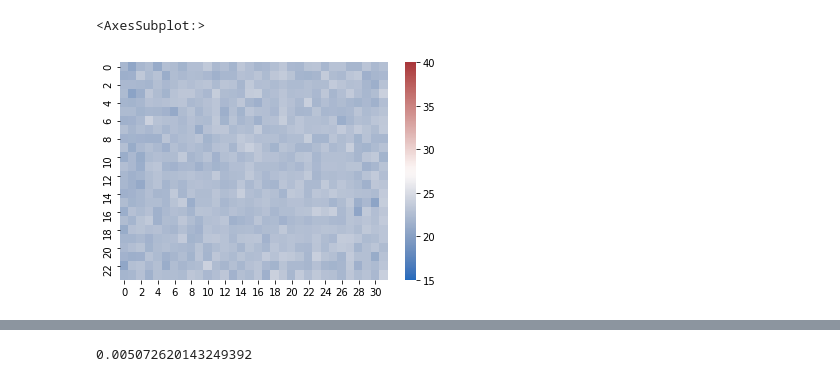
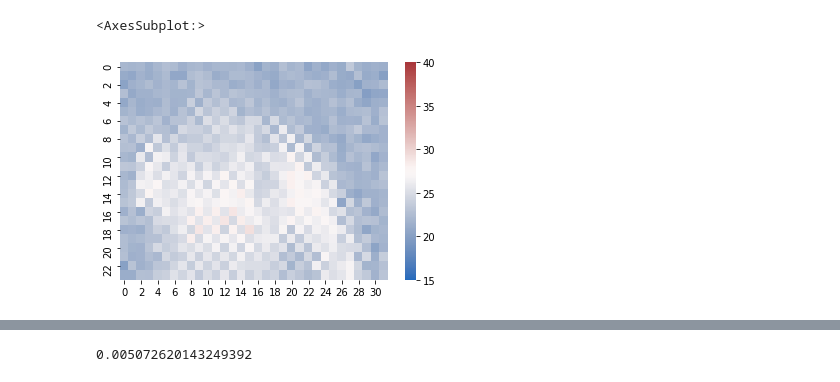
Before and after one commit to nickinack/Occupancy-Estimation, a Jupyter notebook: src/visualize.ipynb, the cells around one changed output, grey strips where cells are left out. Cells and saved outputs as stored; diff of their text form; code cells hidden in the pictures.

```diff
--- a/src/visualize.ipynb
+++ b/src/visualize.ipynb
@@ -1,10 +1,10 @@
 # %%
 from visualize import *
 # %%
-sns.heatmap(data[142,:,:,10] , cmap="vlag" , vmin=15 ,vmax=40)
+sns.heatmap(data[152,:,:,11] , cmap="vlag" , vmin=15 ,vmax=40)
 # %% [output]
 <AxesSubplot:>
-[figure, old version]
+[figure, new version]
 # %%
 import numpy as np
 import pandas as pd
```
Also changed, not shown: parts of 7 cells of this notebook, 3 other files.
